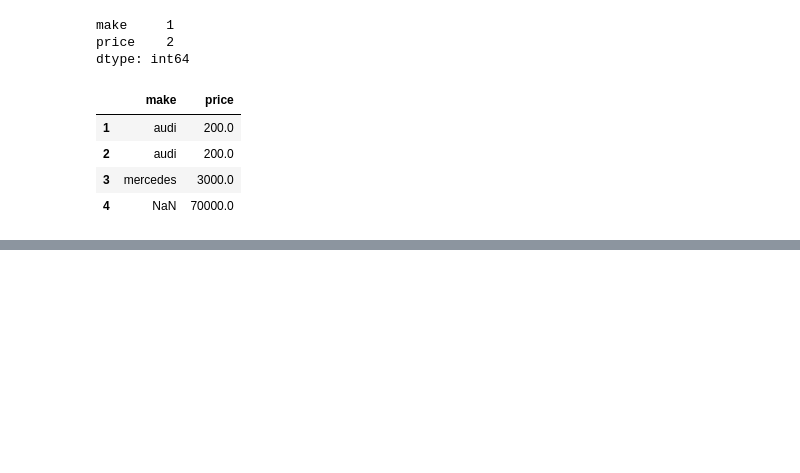
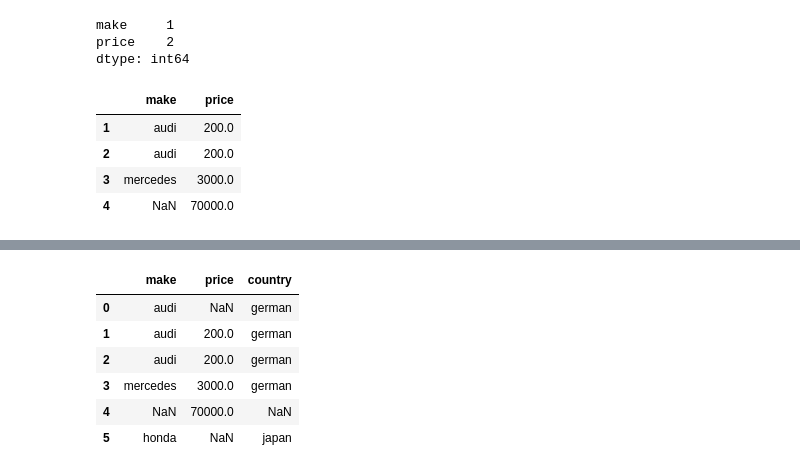
Before and after one commit to abdullahcayde/Auto_Scout_Project, a Jupyter notebook: sil.ipynb, the cells around one changed output, grey strips where cells are left out. Drawn from its saved outputs; the diff is of its cells as text; code cells hidden in the pictures; blank space fills up the shorter version.

```diff
--- a/sil.ipynb
+++ b/sil.ipynb
@@ -233,0 +461,6 @@ df.dropna(subset=['price'], inplace=False)
+# %%
+df = pd.DataFrame({
+    'make': ['audi','audi','audi','mercedes',np.NaN, 'honda'],
+    'price': [np.NaN,200,200,3000,70000,np.NaN]
+})
+df
@@ -233,0 +475,15 @@ df.dropna(subset=['price'], inplace=False)
+# %%
+make_to_country = {'audi' : 'german',
+                   'mercedes' : 'german',
+                   'honda' : 'japan'
+}
+df['country'] = df.make.map(make_to_country)
+df
+# %% [output]
+|  | make | price | country |
+| 0 | audi | NaN | german |
+| 1 | audi | 200.0 | german |
+| 2 | audi | 200.0 | german |
+| 3 | mercedes | 3000.0 | german |
+| 4 | NaN | 70000.0 | NaN |
+| 5 | honda | NaN | japan |
```
Also changed, not shown: parts of 37 cells of this notebook, 4 other files.
